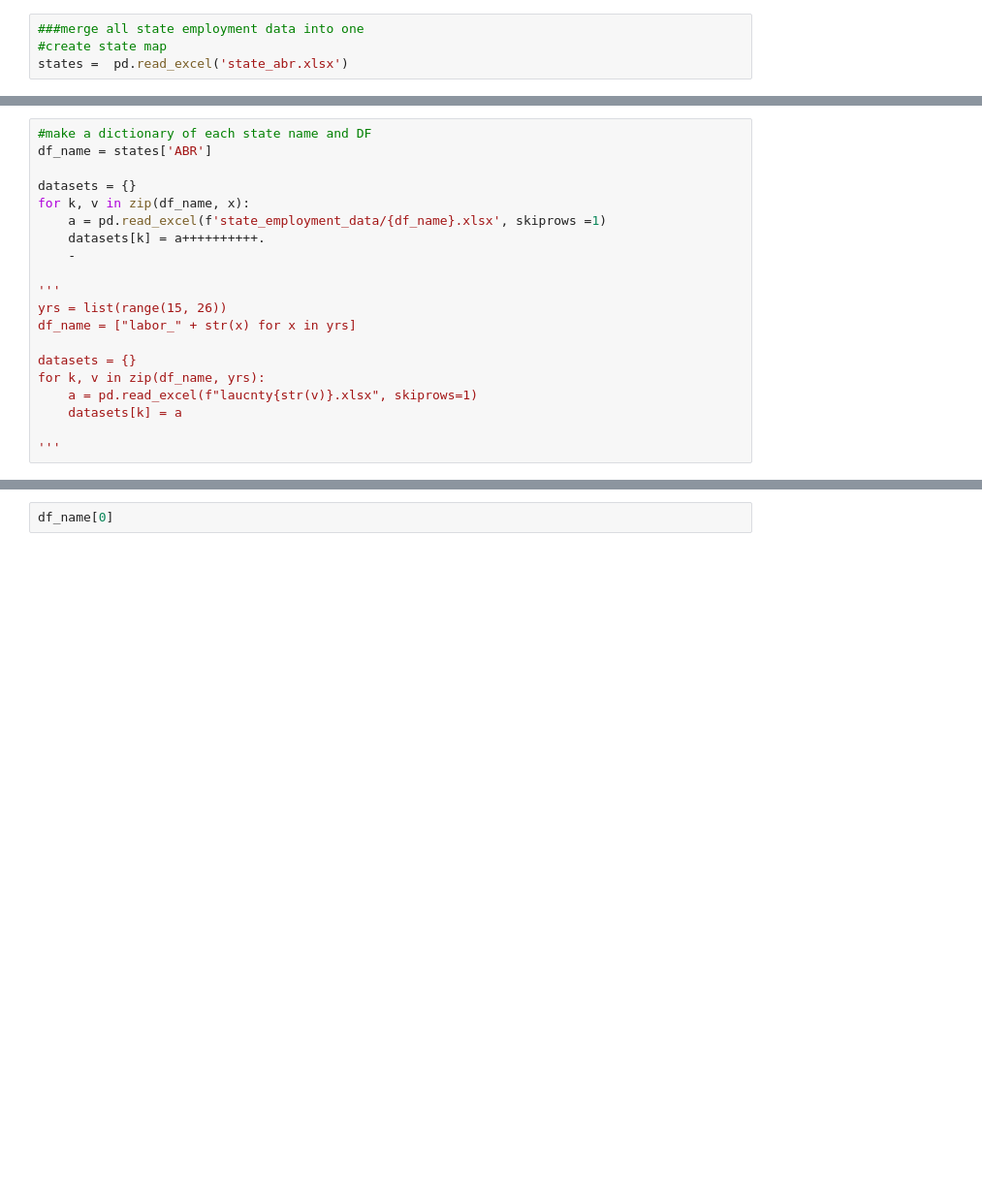
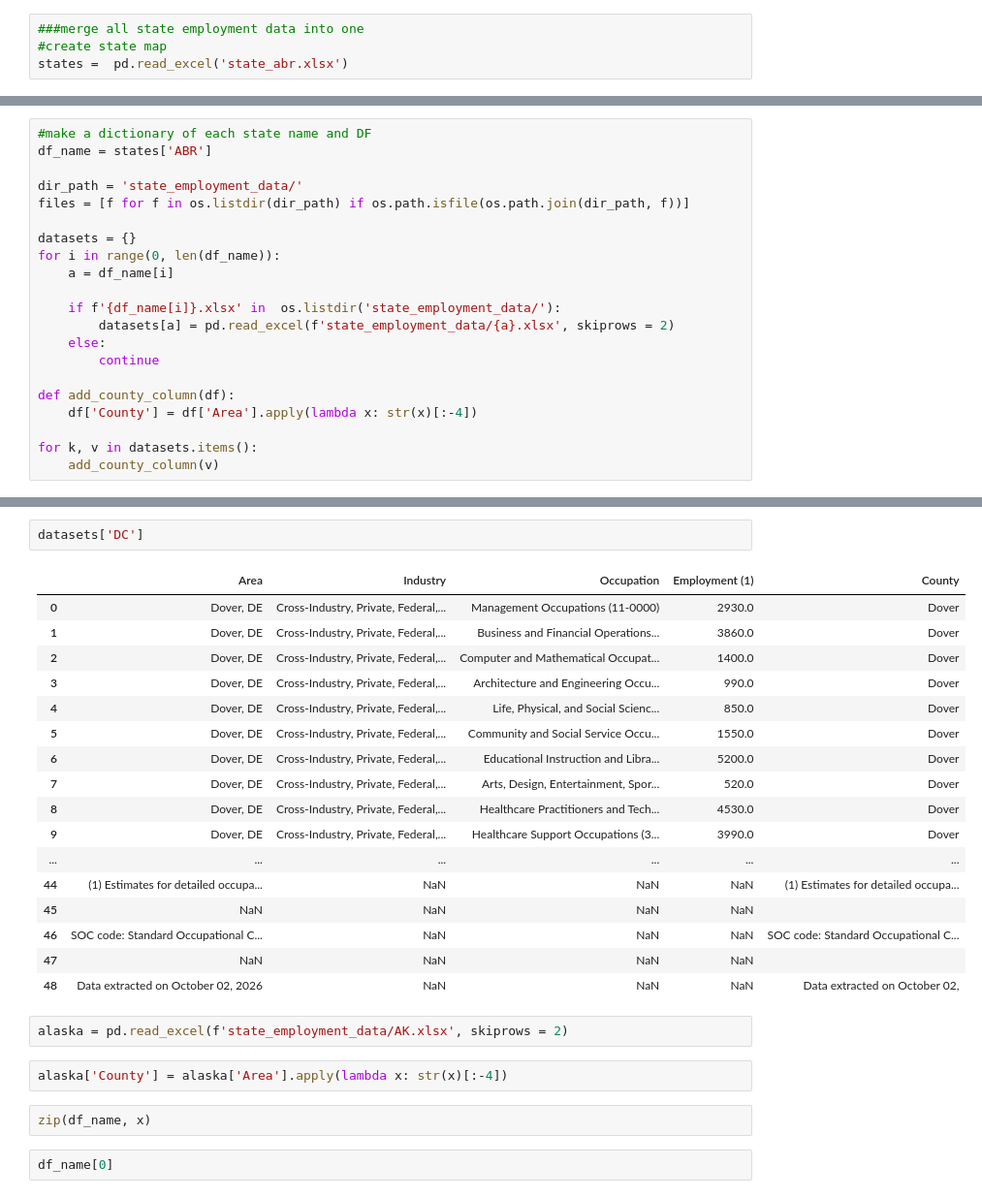
Before and after one commit to absillers/plotly_bls_map, a Jupyter notebook: msa_employment.ipynb, the cells around one changed output, grey strips where cells are left out. Shown at 97% size. Cells and saved outputs as stored; diff of their text form; blank space fills up the shorter version.

```diff
--- a/msa_employment.ipynb
+++ b/msa_employment.ipynb
@@ -14,19 +16,20 @@ states =  pd.read_excel('state_abr.xlsx')
 #make a dictionary of each state name and DF
 df_name = states['ABR']
 
-datasets = {}
-for k, v in zip(df_name, x):
-    a = pd.read_excel(f'state_employment_data/{df_name}.xlsx', skiprows =1)
-    datasets[k] = a++++++++++.
-    -
-
-'''
-yrs = list(range(15, 26))
-df_name = ["labor_" + str(x) for x in yrs]
+dir_path = 'state_employment_data/'
+files = [f for f in os.listdir(dir_path) if os.path.isfile(os.path.join(dir_path, f))]
 
 datasets = {}
-for k, v in zip(df_name, yrs):
-    a = pd.read_excel(f"laucnty{str(v)}.xlsx", skiprows=1)
-    datasets[k] = a
+for i in range(0, len(df_name)):
+    a = df_name[i]
 
-'''
+    if f'{df_name[i]}.xlsx' in  os.listdir('state_employment_data/'):
+        datasets[a] = pd.read_excel(f'state_employment_data/{a}.xlsx', skiprows = 2)
+    else:
+        continue
+
+def add_county_column(df):
+    df['County'] = df['Area'].apply(lambda x: str(x)[:-4])
+
+for k, v in datasets.items():
+    add_county_column(v)
@@ -35,3 +83,29 @@ NameError: name 'x' is not defined
+# %%
+datasets['DC']
+# %% [output]
+|  | Area | Industry | Occupation | Employment (1) | County |
+| 0 | Dover, DE | Cross-Industry, Private, Federal,... | Management Occupations (11-0000) | 2930.0 | Dover |
+| 1 | Dover, DE | Cross-Industry, Private, Federal,... | Business and Financial Operations... | 3860.0 | Dover |
+| 2 | Dover, DE | Cross-Industry, Private, Federal,... | Computer and Mathematical Occupat... | 1400.0 | Dover |
+| 3 | Dover, DE | Cross-Industry, Private, Federal,... | Architecture and Engineering Occu... | 990.0 | Dover |
+| 4 | Dover, DE | Cross-Industry, Private, Federal,... | Life, Physical, and Social Scienc... | 850.0 | Dover |
+| 5 | Dover, DE | Cross-Industry, Private, Federal,... | Community and Social Service Occu... | 1550.0 | Dover |
+| 6 | Dover, DE | Cross-Industry, Private, Federal,... | Educational Instruction and Libra... | 5200.0 | Dover |
+| 7 | Dover, DE | Cross-Industry, Private, Federal,... | Arts, Design, Entertainment, Spor... | 520.0 | Dover |
+| 8 | Dover, DE | Cross-Industry, Private, Federal,... | Healthcare Practitioners and Tech... | 4530.0 | Dover |
+| 9 | Dover, DE | Cross-Industry, Private, Federal,... | Healthcare Support Occupations (3... | 3990.0 | Dover |
+| ... | ... | ... | ... | ... | ... |
+| 44 | (1) Estimates for detailed occupa... | NaN | NaN | NaN | (1) Estimates for detailed occupa... |
+| 45 | NaN | NaN | NaN | NaN |  |
+| 46 | SOC code: Standard Occupational C... | NaN | NaN | NaN | SOC code: Standard Occupational C... |
+| 47 | NaN | NaN | NaN | NaN |  |
+| 48 | Data extracted on October 02, 2026 | NaN | NaN | NaN | Data extracted on October 02, |
+# %%
+alaska = pd.read_excel(f'state_employment_data/AK.xlsx', skiprows = 2)
+# %%
+alaska['County'] = alaska['Area'].apply(lambda x: str(x)[:-4])
+# %%
+zip(df_name, x)
 # %%
 df_name[0]
 # %% [output]
```
Also changed, not shown: parts of 6 cells of this notebook.
